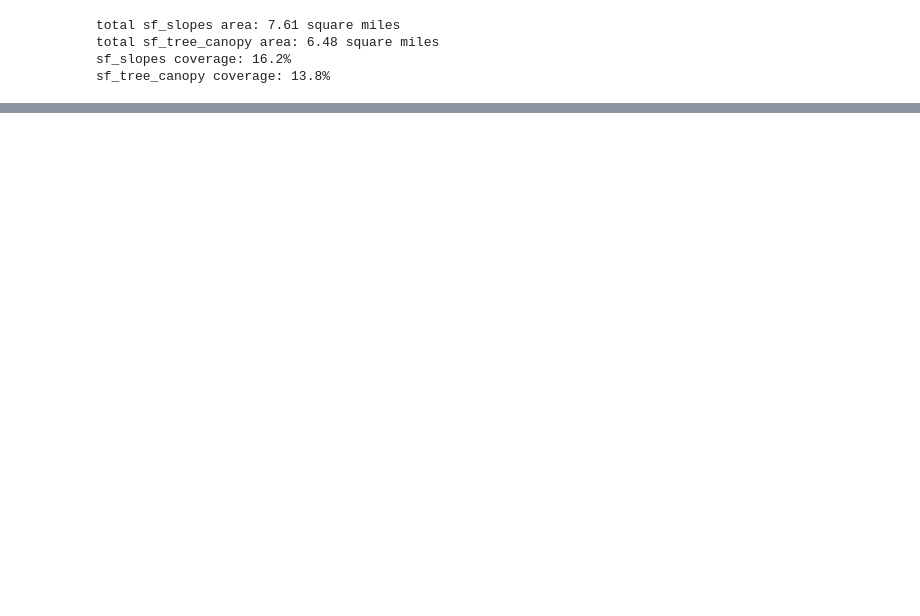
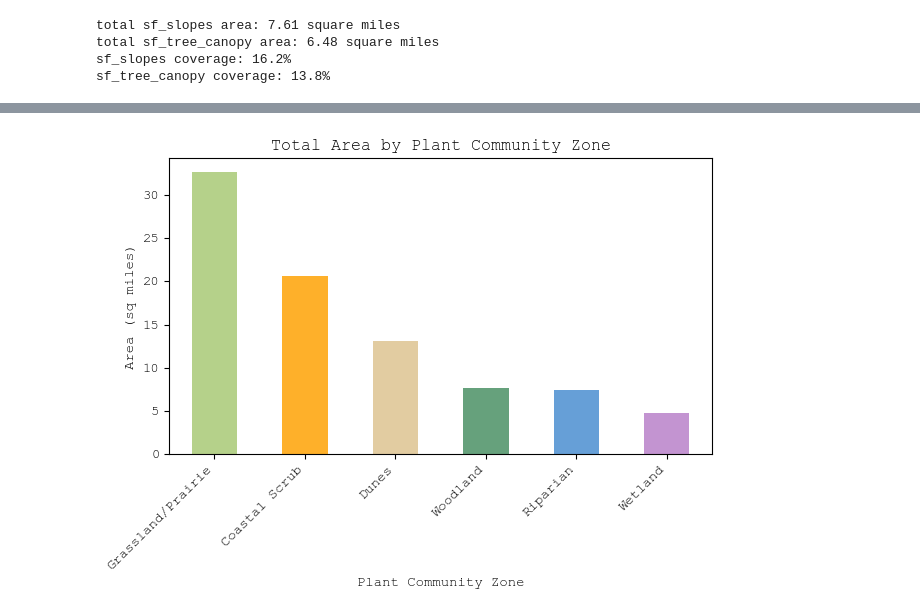
Before and after one commit to elliemadsen/cdp-mapping-systems, a Jupyter notebook: Assignments/01_SF_Canopy_Slope_Habitat_Analysis.ipynb, the cells around one changed output, grey strips where cells are left out. Cells and saved outputs as stored; diff of their text form; code cells hidden in the pictures; blank space fills up the shorter version.

Commit message:
added more charts

```diff
--- a/Assignments/01_SF_Canopy_Slope_Habitat_Analysis.ipynb
+++ b/Assignments/01_SF_Canopy_Slope_Habitat_Analysis.ipynb
@@ -157,16 +161,19 @@ canopy_zone_stats["canopy_pct"] = (
 # %%
 # ---------------------- total area by plant community zone ----------------------
 colors = [cmap.get(h, "#cccccc") for h in zone_areas["habitat"]]
 
 zone_areas = zone_areas.sort_values("zone_area", ascending=False)
+zone_areas["zone_area_miles"] = zone_areas["zone_area"] / SQM_PER_SQMILE
 
-zone_areas.plot.bar(x="habitat", y="zone_area", color=colors, legend=False)
+zone_areas.plot.bar(x="habitat", y="zone_area_miles", color=colors, legend=False)
 plt.ylabel("Area (sq miles)")
 plt.xlabel("Plant Community Zone")
 plt.title("Total Area by Plant Community Zone")
 plt.xticks(rotation=45, ha="right")
 plt.tight_layout()
 plt.show()
+# %% [output]
+[figure, added]
 # %%
 # ---------------------- canopy coverage % per plant community zone ----------------------
 canopy_zone_stats = canopy_zone_stats.sort_values("canopy_pct", ascending=False)
```
Also changed, not shown: parts of 13 cells of this notebook.
